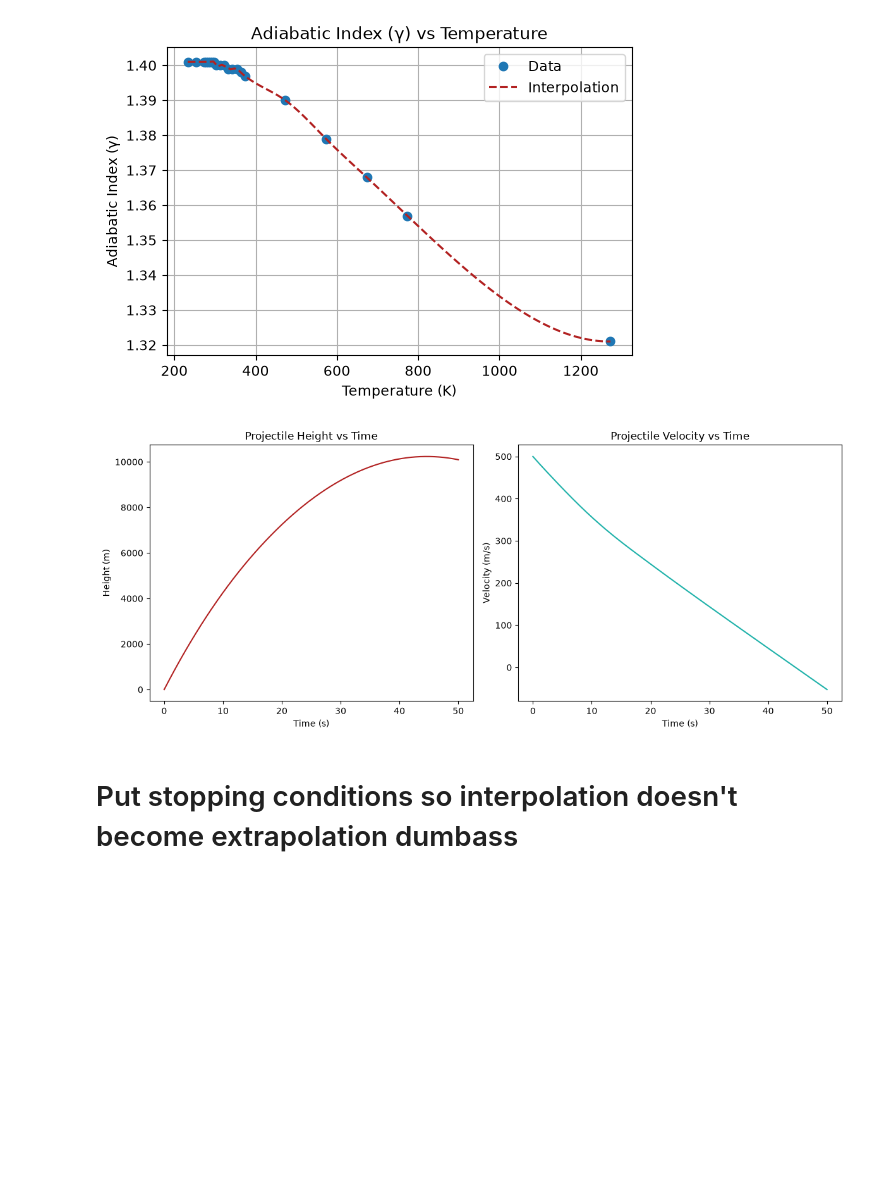
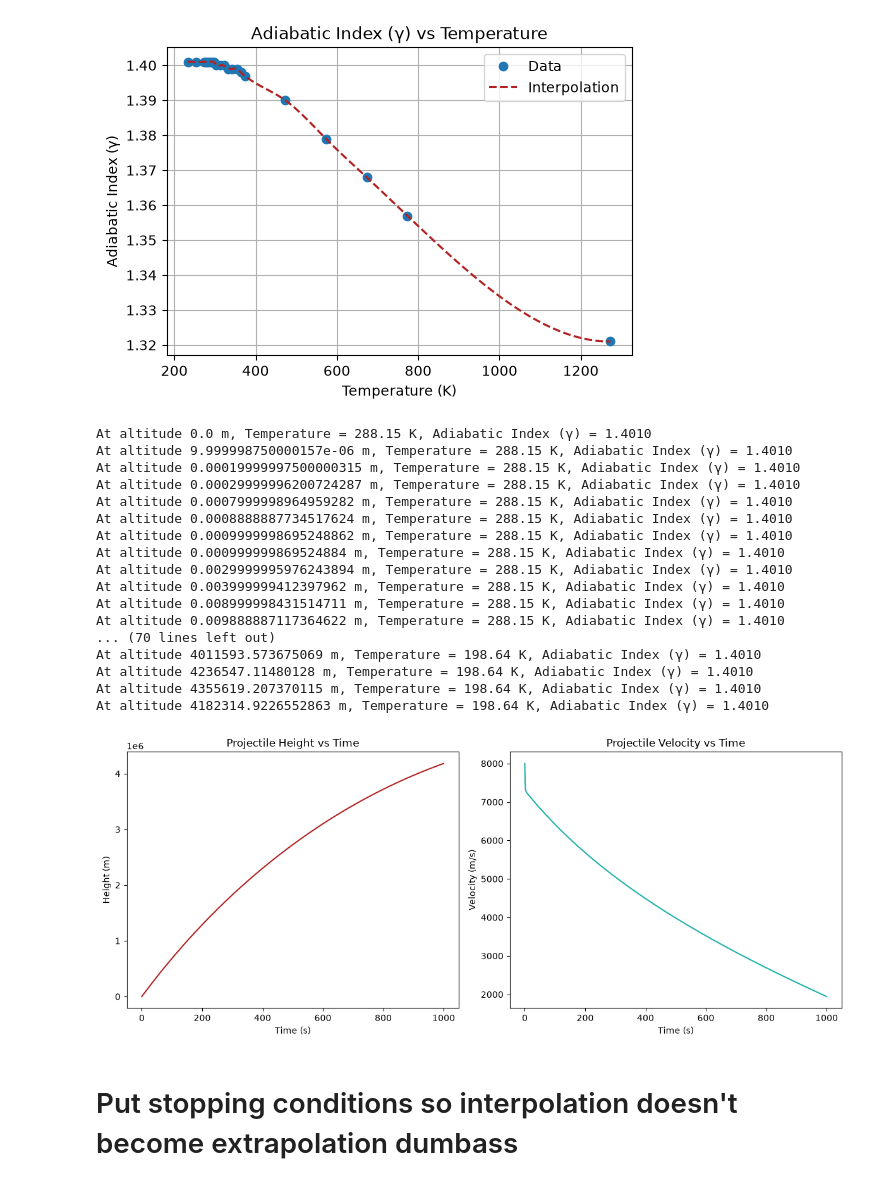
Before and after one commit to GrayNoire/Modeling-Drag, a Jupyter notebook: problem3.ipynb, the cells around one changed output. Saved outputs shown, nothing was run; the diff lists cells and outputs as text; code cells hidden in the pictures; blank space fills up the shorter version.

```diff
--- a/problem3.ipynb
+++ b/problem3.ipynb
@@ -146,8 +146,8 @@ plt.show()
 funcs = {key.split()[0]: val for key, val in interpolation_funcs.items()}
 
 # Cutoff values after 80 km (air density goes to zero so T hardly matters at this point)
-for col in funcs.keys():
-    funcs[col] = lambda y, func=funcs[col]: func(y) if y <= 80000 else func(80000)
+funcs['Temperature'] = lambda y: interpolation_funcs['Temperature (K)'](y) if y <= 80000 else interpolation_funcs['Temperature (K)'](80000)
+funcs['Density'] = lambda y: interpolation_funcs['Density (kg/m³)'](y) if y <= 80000 else 0.0
 
 # g doesn't quite drop off as quickly, but we can still define it analytically
 G = 6.67430e-11  # m³/kg/s²
@@ -177,12 +177,14 @@ df_gamma['Temperature (K)'] = df_gamma['Temperature (K)'] + 273.15
 
 # Interpolate adiabatic index (gamma) as a function of temperature
 f_gamma = make_interp_spline(df_gamma['Temperature (K)'], df_gamma['Adiabatic Index (γ)'])
+T_max = df_gamma['Temperature (K)'].max()
+gamma = lambda T: f_gamma(np.minimum(T, T_max))
 T_vals = np.linspace(df_gamma['Temperature (K)'].min(), df_gamma['Temperature (K)'].max(), 100)
 
 
 plt.figure(figsize=(6,4))
 plt.plot(df_gamma['Temperature (K)'], df_gamma['Adiabatic Index (γ)'], label='Data', marker='o', linestyle='')
-plt.plot(T_vals, f_gamma(T_vals), '--', label='Interpolation', color='firebrick')
+plt.plot(T_vals, gamma(T_vals), '--', label='Interpolation', color='firebrick')
 plt.title("Adiabatic Index (γ) vs Temperature")
 plt.xlabel('Temperature (K)')
 plt.ylabel('Adiabatic Index (γ)')
@@ -206,6 +208,7 @@ def v_sound(y):
     # If T is outside
     T = funcs['Temperature'](y)
     gamma = f_gamma(T)
+    print(f"At altitude {y} m, Temperature = {T:.2f} K, Adiabatic Index (γ) = {gamma:.4f}")
     return np.sqrt(gamma * R_specific * T)
 
 def mach_number(y, v):
@@ -269,45 +272,67 @@ def solve_rocket_motion(v0, t_max=50):
     z0 = [0, v0]
 
     # Want to find when the rocket reaches 80 km altitude
-    def event(t, z):
+    def reach_goal(t, z):
         return z[0] - 80000
-    event.terminal = True
+    # reach_goal.terminal = True
+
+    def hit_ground(t, z):
+        return z[0]
+    hit_ground.terminal = True
+    hit_ground.direction = -1
 
     sol = solve_ivp(
         state,
         t_span,
         z0,
         t_eval=t_eval,
-        events=event
+        events=[reach_goal, hit_ground]
     )
 
     t = sol.t
     y = sol.y[0]
     v = sol.y[1]
 
-    if sol.status == 1:
+    if sol.status == 1 and len(sol.t_events[0]) > 0:
         print(f"Rocket reached 80 km altitude at t = {sol.t_events[0][0]:.2f} s")
 
     colors = ['firebrick', 'lightseagreen']
 
     plt.figure(figsize=(12, 5))
     plt.subplot(1, 2, 1)
     plt.plot(t, y, color=colors[0])
     plt.title("Projectile Height vs Time")
     plt.xlabel("Time (s)")
     plt.ylabel("Height (m)")
 
     plt.subplot(1, 2, 2)
     plt.plot(t, v, color=colors[1])
     plt.title("Projectile Velocity vs Time")
     plt.xlabel("Time (s)")
     plt.ylabel("Velocity (m/s)")
     plt.tight_layout()
 
     plt.show()
 
-solve_rocket_motion(v0=500, t_max=50)
+solve_rocket_motion(v0=8000, t_max=1000)
 # %% [output]
+At altitude 0.0 m, Temperature = 288.15 K, Adiabatic Index (γ) = 1.4010
+At altitude 9.999998750000157e-06 m, Temperature = 288.15 K, Adiabatic Index (γ) = 1.4010
+At altitude 0.00019999997500000315 m, Temperature = 288.15 K, Adiabatic Index (γ) = 1.4010
+At altitude 0.00029999996200724287 m, Temperature = 288.15 K, Adiabatic Index (γ) = 1.4010
+At altitude 0.0007999998964959282 m, Temperature = 288.15 K, Adiabatic Index (γ) = 1.4010
+At altitude 0.0008888887734517624 m, Temperature = 288.15 K, Adiabatic Index (γ) = 1.4010
+At altitude 0.0009999998695248862 m, Temperature = 288.15 K, Adiabatic Index (γ) = 1.4010
+At altitude 0.000999999869524884 m, Temperature = 288.15 K, Adiabatic Index (γ) = 1.4010
+At altitude 0.0029999995976243894 m, Temperature = 288.15 K, Adiabatic Index (γ) = 1.4010
+At altitude 0.003999999412397962 m, Temperature = 288.15 K, Adiabatic Index (γ) = 1.4010
+At altitude 0.008999998431514711 m, Temperature = 288.15 K, Adiabatic Index (γ) = 1.4010
+At altitude 0.009888887117364622 m, Temperature = 288.15 K, Adiabatic Index (γ) = 1.4010
+... (70 lines left out)
+At altitude 4011593.573675069 m, Temperature = 198.64 K, Adiabatic Index (γ) = 1.4010
+At altitude 4236547.11480128 m, Temperature = 198.64 K, Adiabatic Index (γ) = 1.4010
+At altitude 4355619.207370115 m, Temperature = 198.64 K, Adiabatic Index (γ) = 1.4010
+At altitude 4182314.9226552863 m, Temperature = 198.64 K, Adiabatic Index (γ) = 1.4010
-[figure, old version]
+[figure, new version]
 # %% [markdown]
 # Put stopping conditions so interpolation doesn't become extrapolation dumbass
```
